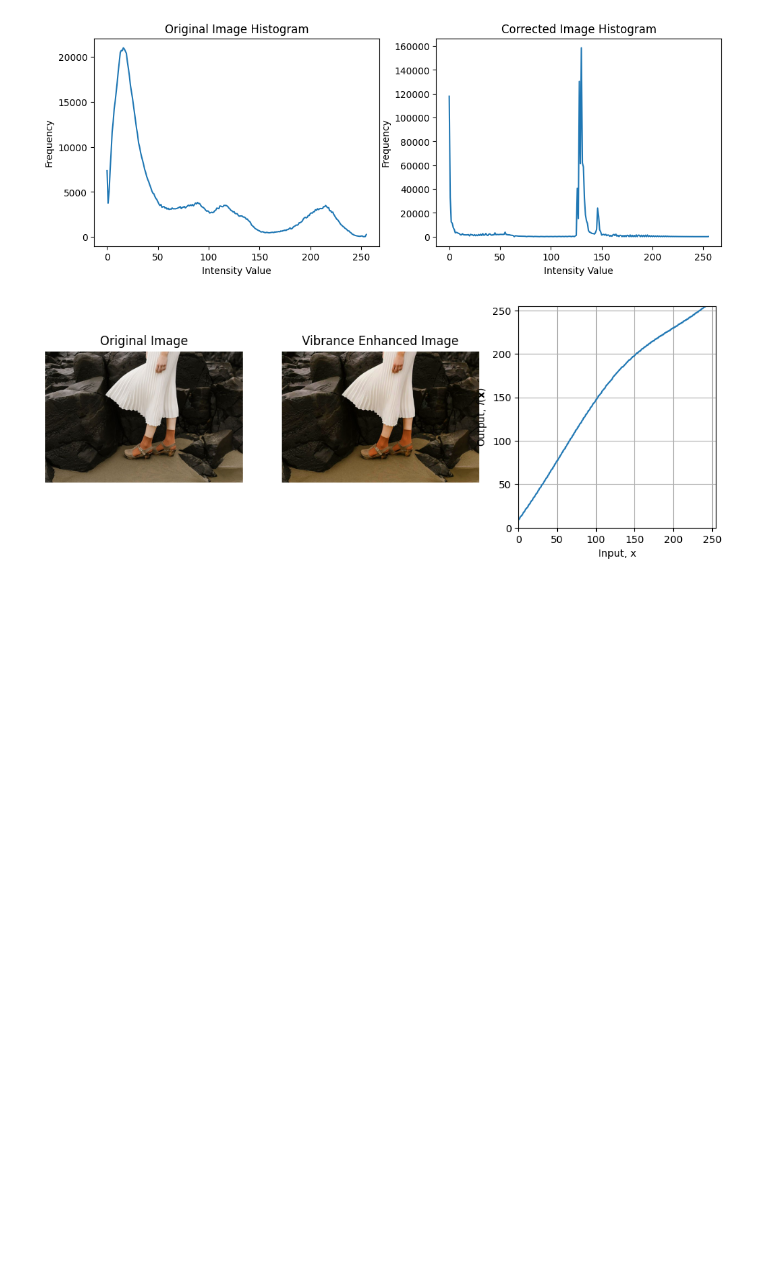
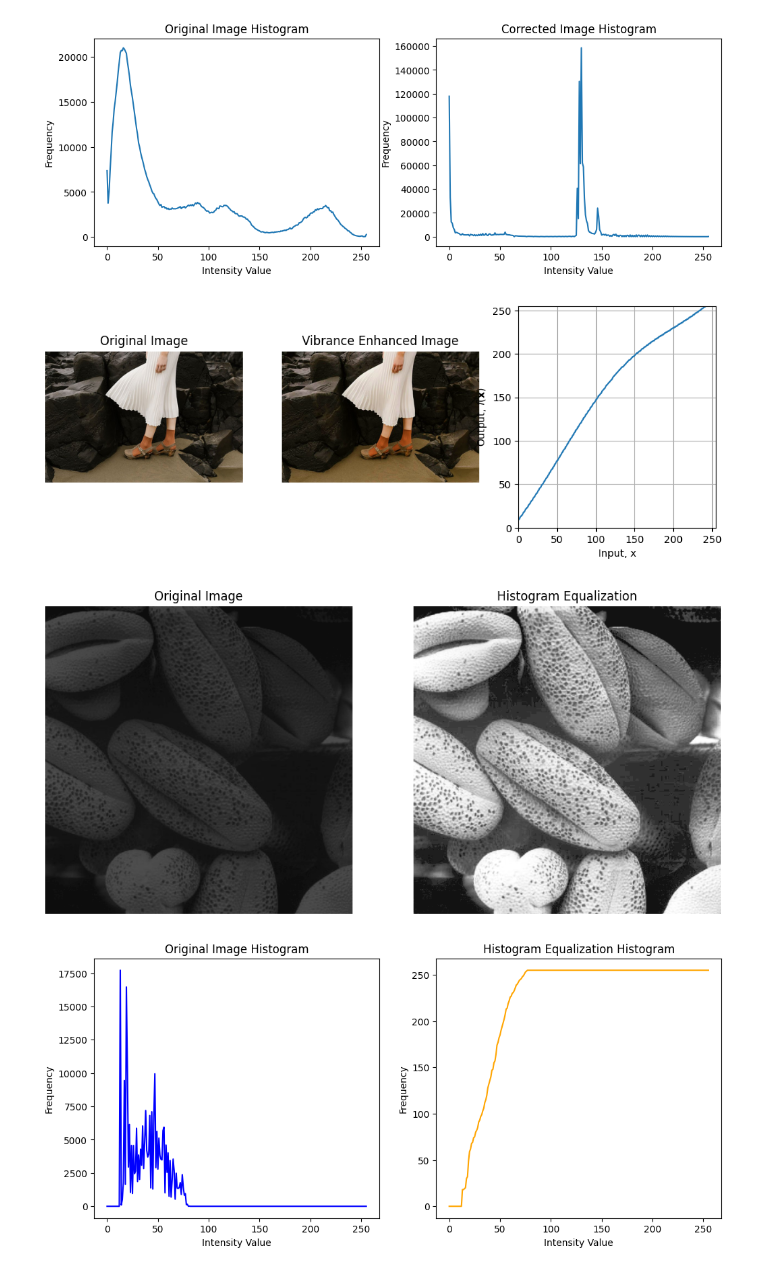
Before and after one commit to silveradium/Computer-Vision---Ranga-Sir, a Jupyter notebook: Assignment1/assignement1.ipynb, the cells around one changed output. Drawn from its saved outputs; the diff is of its cells as text; code cells hidden in the pictures; blank space fills up the shorter version.

```diff
--- a/Assignment1/assignement1.ipynb
+++ b/Assignment1/assignement1.ipynb
@@ -197,3 +197,43 @@ plt.grid(True)
 plt.show()
 # %% [output]
 [figure]
+# %%
+# Do the Same Using a Hand-Computed Intensity Transfromation
+import cv2 as cv
+import numpy as np
+import matplotlib.pyplot as plt
+
+f = cv.imread('a1images/shells.tif', cv.IMREAD_GRAYSCALE)
+M, N = f.shape
+L = 256
+t = np.zeros(256, dtype=np.uint8)
+hist, bins = np.histogram(f.ravel(), 256, [0, 256])
+cdf = hist.cumsum()
+cdf_min = cdf.min()
+# Normalize CDF
+cdf_normalized = (cdf - cdf_min) / (M*N - cdf_min)
+t = np.round(cdf_normalized * (L - 1)).astype(np.uint8)
+
+g = t[f]
+fig, ax = plt.subplots(1, 2, figsize=(12, 8))
+ax[0].imshow(f, cmap='gray', vmin=0, vmax=255)
+ax[0].set_title('Original Image')
+ax[0].axis('off')
+ax[1].imshow(g, cmap='gray', vmin=0, vmax=255)
+ax[1].set_title('Histogram Equalization')
+ax[1].axis('off')
+plt.show()
+
+fig, ax = plt.subplots(1, 2, figsize=(12, 5))
+ax[0].plot(hist, color='blue')
+ax[0].set_title('Original Image Histogram')
+ax[0].set_xlabel('Intensity Value')
+ax[0].set_ylabel('Frequency')
+ax[1].plot(t, color='orange')
+ax[1].set_title('Histogram Equalization Histogram')
+ax[1].set_xlabel('Intensity Value')
+ax[1].set_ylabel('Frequency')
+plt.show()
+# %% [output]
+[figure, added]
+[figure, added]
```
Also changed, not shown: parts of 5 cells of this notebook.
